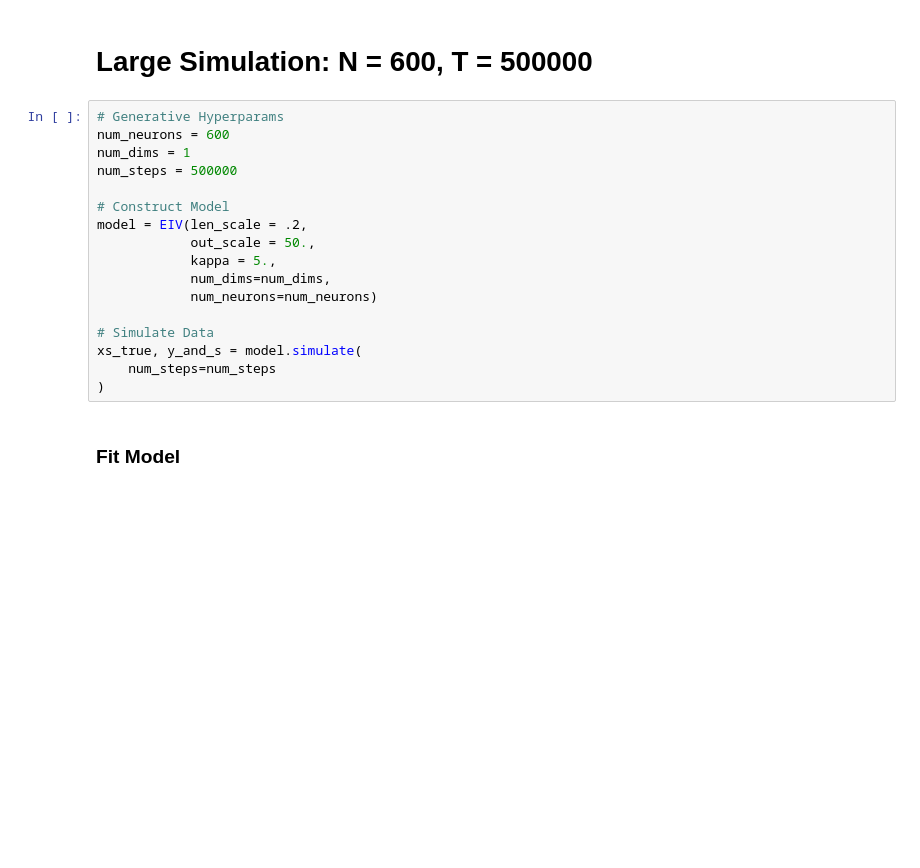
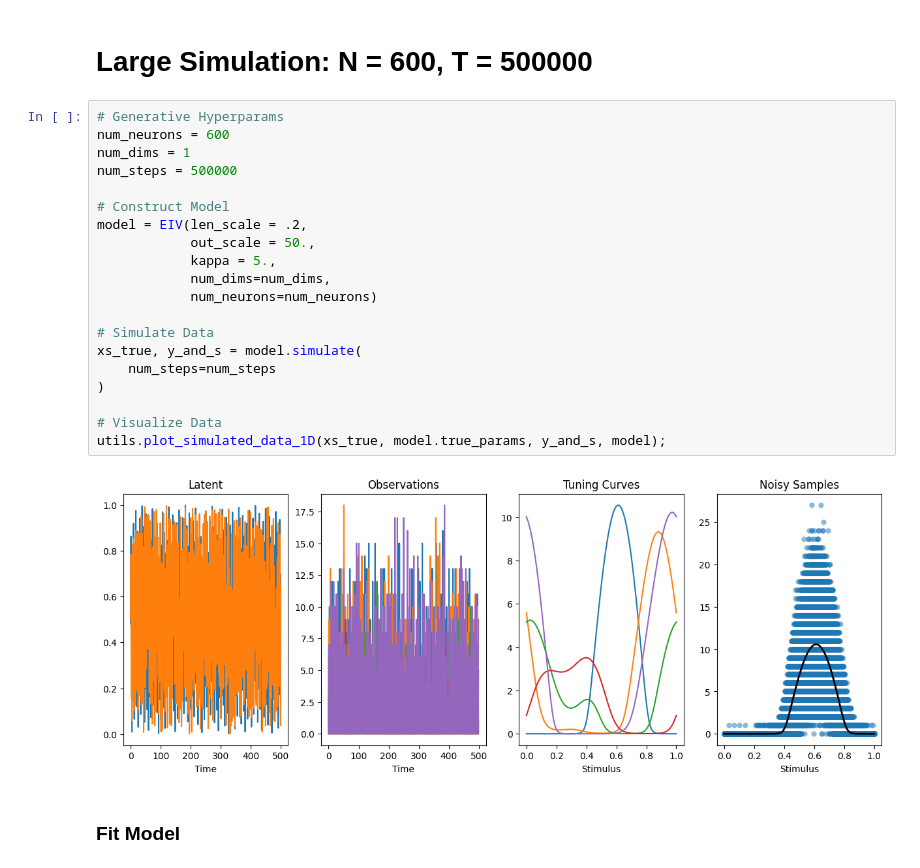
Before and after one commit to neurostatslab/error-in-variables-garon-2026, a Jupyter notebook: demo_notebooks/002_runtime_demo.ipynb, the cells around one changed output. Cells and saved outputs as stored; diff of their text form; blank space fills up the shorter version.

```diff
--- a/demo_notebooks/002_runtime_demo.ipynb
+++ b/demo_notebooks/002_runtime_demo.ipynb
@@ -169,20 +177,25 @@ utils.plot_real_tuning(model, true_tunings, y_and_s, grid_max = 1, grid_reso=50)
 # %%
 # Generative Hyperparams
 num_neurons = 600
 num_dims = 1
 num_steps = 500000
 
 # Construct Model
 model = EIV(len_scale = .2,
             out_scale = 50.,
             kappa = 5.,
             num_dims=num_dims,
             num_neurons=num_neurons)
 
 # Simulate Data
 xs_true, y_and_s = model.simulate(
     num_steps=num_steps
 )
+
+# Visualize Data
+utils.plot_simulated_data_1D(xs_true, model.true_params, y_and_s, model);
+# %% [output]
+[figure, added]
 # %% [markdown]
 ### Fit Model
 # %%
```
Also changed, not shown: parts of 1 cell of this notebook.
